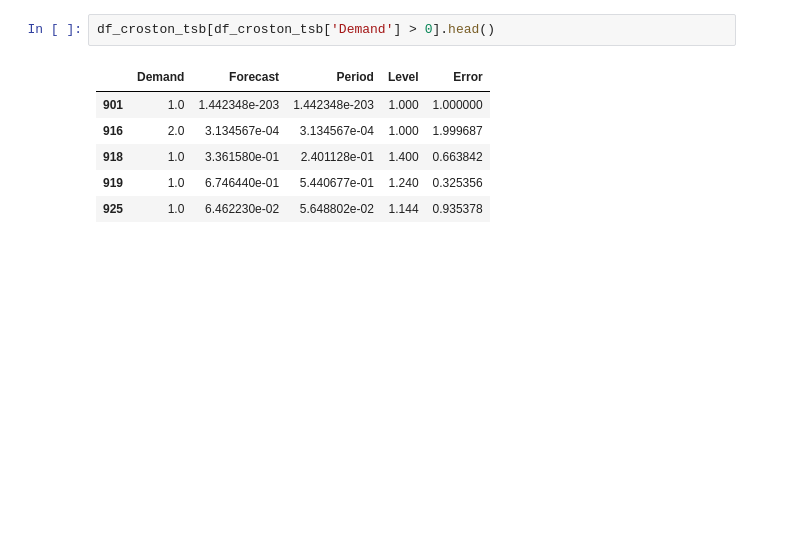
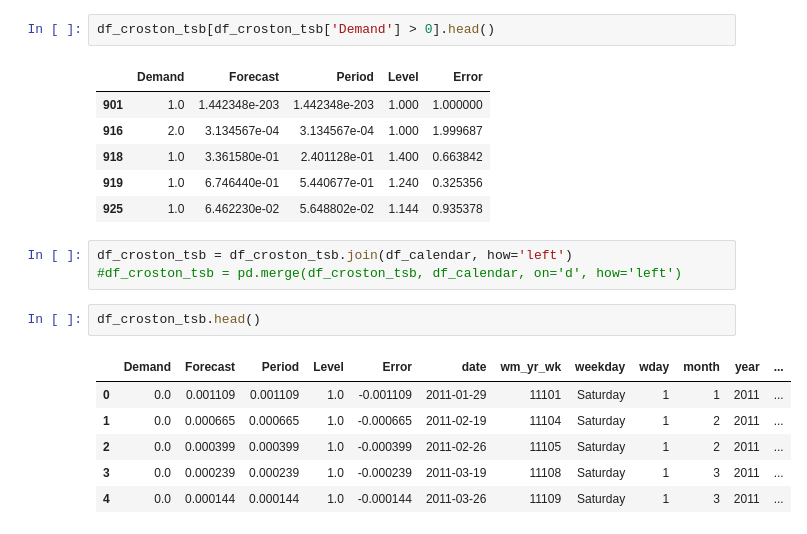
Before and after one commit to chriseisbrown/kaggle, a Jupyter notebook: m5_forecasting.ipynb, the cells around one changed output. Cells and saved outputs as stored; diff of their text form; blank space fills up the shorter version.

```diff
--- a/m5_forecasting.ipynb
+++ b/m5_forecasting.ipynb
@@ -289,3 +281,15 @@ df_croston_tsb[df_croston_tsb['Demand'] > 0].head()
 | 918 | 1.0 | 3.361580e-01 | 2.401128e-01 | 1.400 | 0.663842 |
 | 919 | 1.0 | 6.746440e-01 | 5.440677e-01 | 1.240 | 0.325356 |
 | 925 | 1.0 | 6.462230e-02 | 5.648802e-02 | 1.144 | 0.935378 |
+# %%
+df_croston_tsb = df_croston_tsb.join(df_calendar, how='left')
+#df_croston_tsb = pd.merge(df_croston_tsb, df_calendar, on='d', how='left')
+# %%
+df_croston_tsb.head()
+# %% [output]
+|  | Demand | Forecast | Period | Level | Error | date | wm_yr_wk | weekday | wday | month | year | ... |
+| 0 | 0.0 | 0.001109 | 0.001109 | 1.0 | -0.001109 | 2011-01-29 | 11101 | Saturday | 1 | 1 | 2011 | ... |
+| 1 | 0.0 | 0.000665 | 0.000665 | 1.0 | -0.000665 | 2011-02-19 | 11104 | Saturday | 1 | 2 | 2011 | ... |
+| 2 | 0.0 | 0.000399 | 0.000399 | 1.0 | -0.000399 | 2011-02-26 | 11105 | Saturday | 1 | 2 | 2011 | ... |
+| 3 | 0.0 | 0.000239 | 0.000239 | 1.0 | -0.000239 | 2011-03-19 | 11108 | Saturday | 1 | 3 | 2011 | ... |
+| 4 | 0.0 | 0.000144 | 0.000144 | 1.0 | -0.000144 | 2011-03-26 | 11109 | Saturday | 1 | 3 | 2011 | ... |
```
Also changed, not shown: parts of 6 cells of this notebook, 1 other file.
